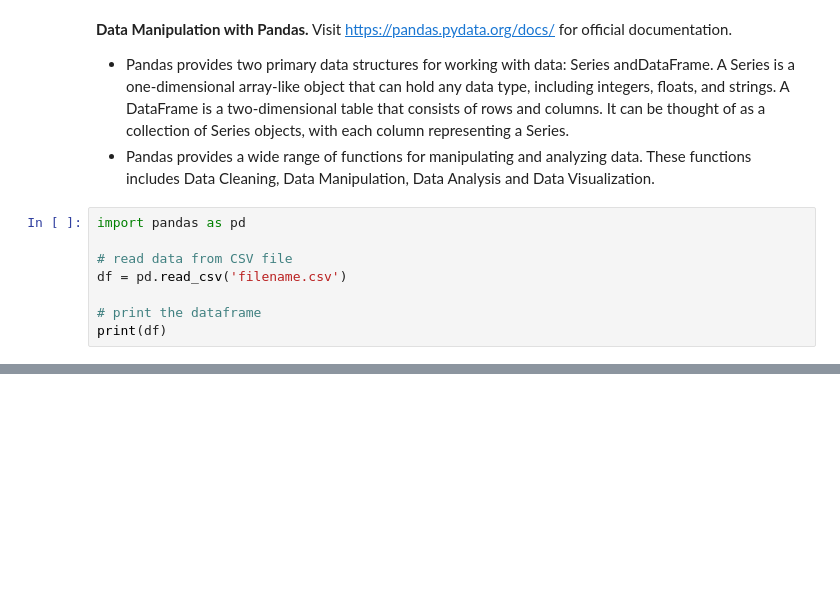
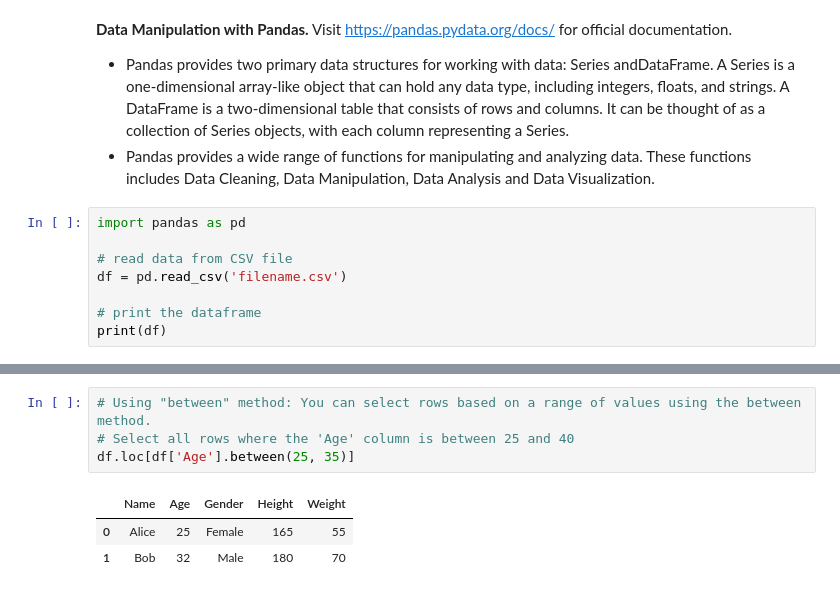
Before and after one commit to Prashantkr57/Python-for-Data-Analyst, a Jupyter notebook: Python_for_Data_Analyst.ipynb, the cells around one changed output, grey strips where cells are left out. Drawn from its saved outputs; the diff is of its cells as text; blank space fills up the shorter version.

```diff
--- a/Python_for_Data_Analyst.ipynb
+++ b/Python_for_Data_Analyst.ipynb
@@ -177,0 +275,8 @@ print(df)
+# %%
+# Using "between" method: You can select rows based on a range of values using the between method.
+# Select all rows where the 'Age' column is between 25 and 40
+df.loc[df['Age'].between(25, 35)]
+# %% [output]
+|  | Name | Age | Gender | Height | Weight |
+| 0 | Alice | 25 | Female | 165 | 55 |
+| 1 | Bob | 32 | Male | 180 | 70 |
```
Also changed, not shown: parts of 24 cells of this notebook.
